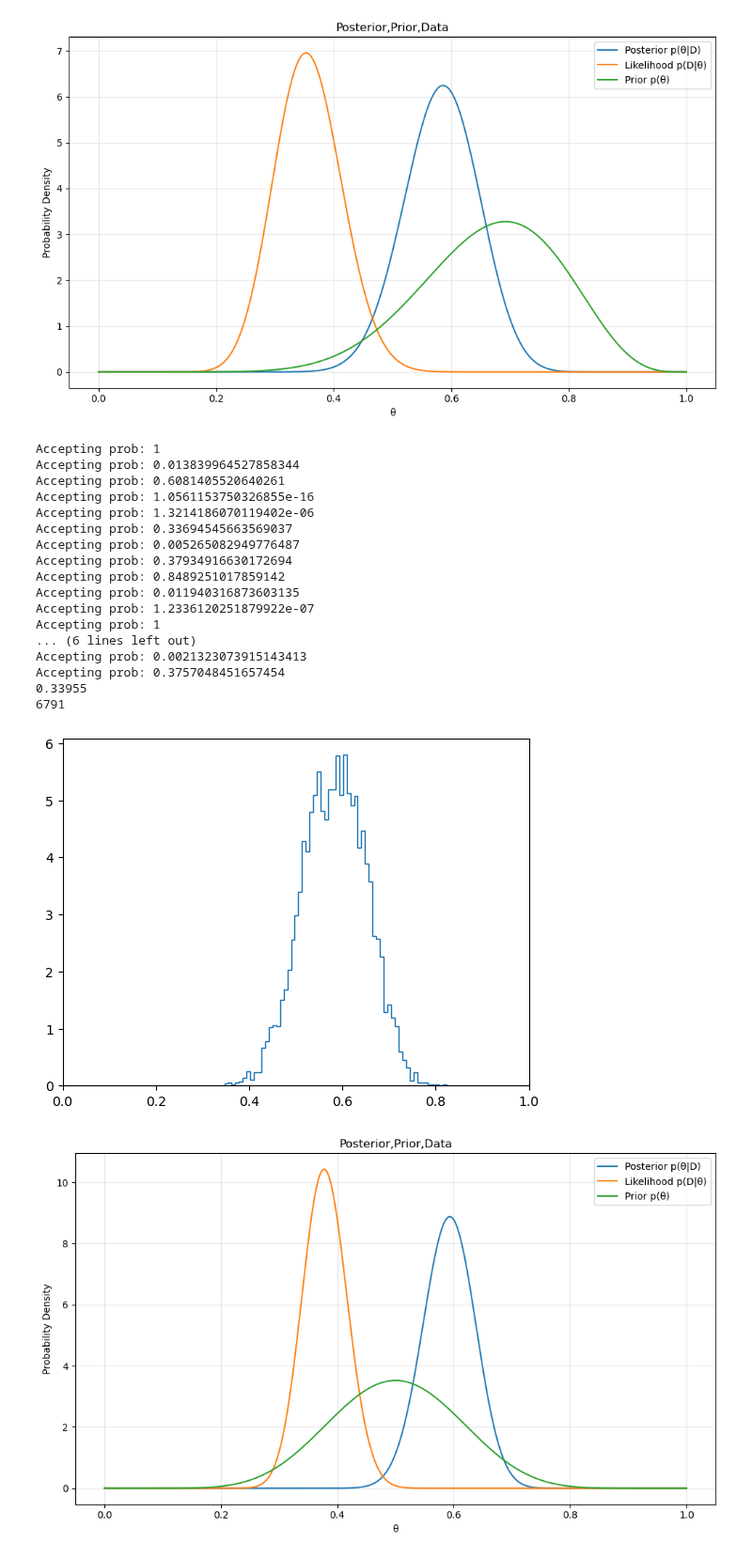
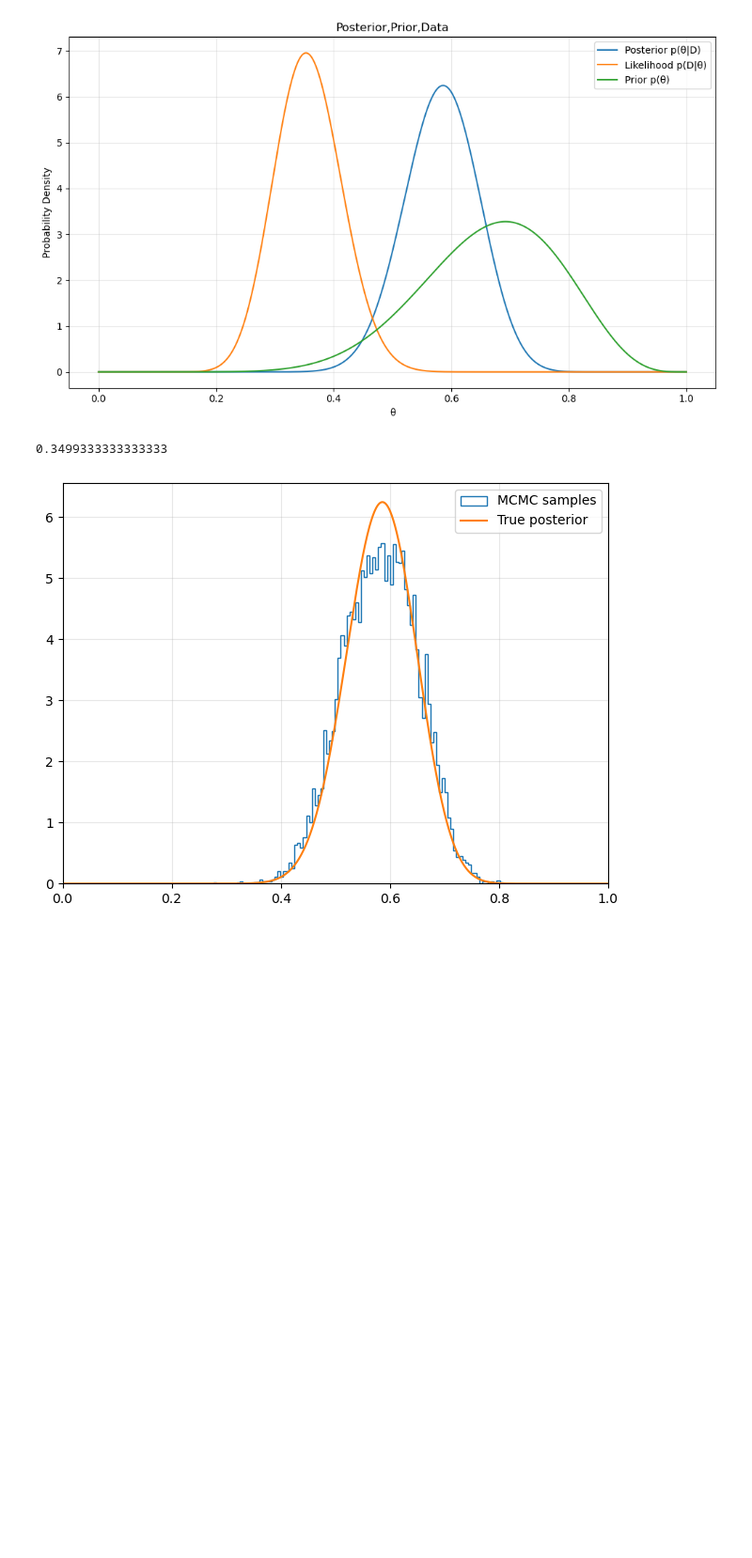
Before and after one commit to chuckles201/Image-Video_NN, a Jupyter notebook: Models/Probability Theory/baesstuff.ipynb, the cells around one changed output. Shown at 94% size. Saved outputs shown, nothing was run; the diff lists cells and outputs as text; code cells hidden in the pictures; blank space fills up the shorter version.

```diff
--- a/Models/Probability Theory/baesstuff.ipynb
+++ b/Models/Probability Theory/baesstuff.ipynb
@@ -369,57 +369,47 @@ samples = []
 
 
 # doing whole thing with test samples: [25,45]
-while iters < 20000:
+while iters < 30000:
 
     # generate a sample with mean of last
     theta_p = generate_proposal(current_prior)
 
     # evaluate the difference
     p_likelihood = likelihood_numerator([25,40],theta_p,binom,prior)
     prob_accept = min(1, p_likelihood / current_likelihood)
 
-    # checking if works
-    if iters % 1000 == 0:
-        print(f"Accepting prob: {prob_accept}")
 
     # test if we accept or not
     accept = np.random.uniform()
 
     if prob_accept >= accept:
         # updating our position
         n += 1
         current_likelihood = p_likelihood
         current_prior = theta_p
 
         # burnout period
         if iters >= 1000:
             samples.append(theta_p)
 
     iters += 1
 
+
+# plotting results
+plt.hist(samples,bins=100,density=True,histtype='step',label="MCMC samples")
+plt.xlim([0,1])
+x = np.linspace(0, 1, 1000) # for our plot
+y_final = stats.beta.pdf(x, 10+25, 10+40-25) # beta distribution closed
+plt.plot(x,y_final,label="True posterior")
+
+plt.legend()
+plt.grid(True, alpha=0.3)
+plt.tight_layout()
+
+# comparing efficiency
 print(len(samples)/iters)
-plt.hist(samples,bins=60,density=True,histtype='step')
-plt.xlim([0,1])
 
-get_posterior([10,10],[61,100])
-print(len(samples))
+plt.show()
 # %% [output]
-Accepting prob: 1
-Accepting prob: 0.013839964527858344
-Accepting prob: 0.6081405520640261
-Accepting prob: 1.0561153750326855e-16
-Accepting prob: 1.3214186070119402e-06
-Accepting prob: 0.33694545663569037
-Accepting prob: 0.005265082949776487
-Accepting prob: 0.37934916630172694
-Accepting prob: 0.8489251017859142
-Accepting prob: 0.011940316873603135
-Accepting prob: 1.2336120251879922e-07
-Accepting prob: 1
-... (6 lines left out)
-Accepting prob: 0.0021323073915143413
-Accepting prob: 0.3757048451657454
-0.33955
-6791
+0.3499333333333333
-[figure, old version]
+[figure, new version]
-[figure, removed]
```
Also changed, not shown: parts of 1 cell of this notebook.
